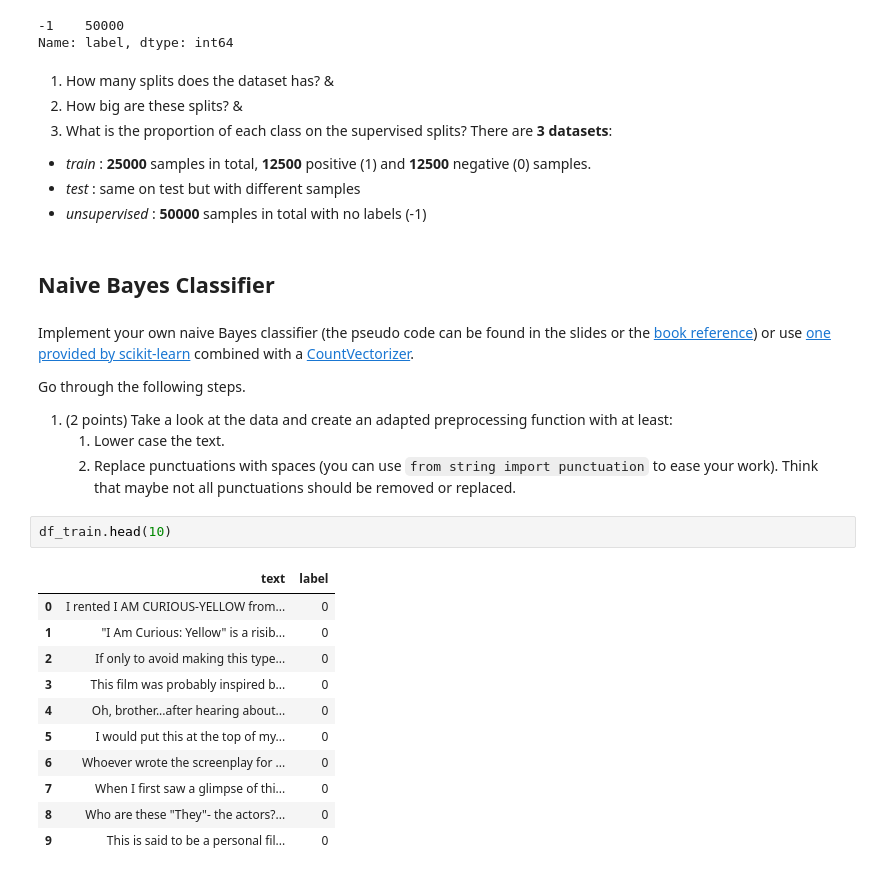
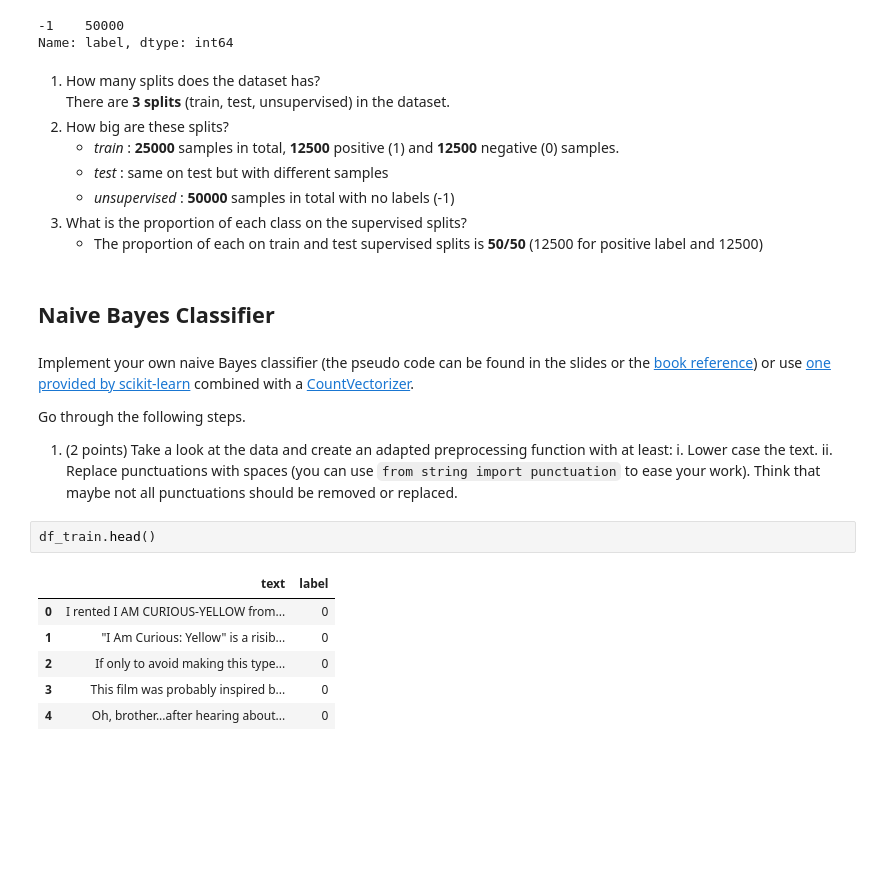
Before and after one commit to OrdinaryDev83/nlp1-lab02, a Jupyter notebook: lab_02.ipynb, the cells around one changed output. Cells and saved outputs as stored; diff of their text form; blank space fills up the shorter version.

```diff
--- a/lab_02.ipynb
+++ b/lab_02.ipynb
@@ -31,13 +31,14 @@ df_unsupervised['label'].value_counts()
 Name: label, dtype: int64
 # %% [markdown]
 
-1. How many splits does the dataset has? &
-2. How big are these splits? &
+1. How many splits does the dataset has?
+    There are **3 splits** (train, test, unsupervised) in the dataset.
+2. How big are these splits?
+    - *train* : **25000** samples in total, **12500** positive (1) and **12500** negative (0) samples.
+    - *test* : same on test but with different samples
+    - *unsupervised* : **50000** samples in total with no labels (-1)
 3. What is the proportion of each class on the supervised splits?
-    There are **3 datasets**:
-- *train* : **25000** samples in total, **12500** positive (1) and **12500** negative (0) samples.
-- *test* : same on test but with different samples
-- *unsupervised* : **50000** samples in total with no labels (-1)
+    - The proportion of each on train and test supervised splits is **50/50** (12500 for positive label and 12500)
 # %% [markdown]
 ## Naive Bayes Classifier
 # %% [markdown]
@@ -45,19 +46,14 @@ Implement your own naive Bayes classifier (the pseudo code can be found in the s
 
 Go through the following steps.
 1. (2 points) Take a look at the data and create an adapted preprocessing function with at least:
-   1. Lower case the text.
-   2. Replace punctuations with spaces (you can use `from string import punctuation` to ease your work). Think that maybe not all punctuations should be removed or replaced.
+   i. Lower case the text.
+   ii. Replace punctuations with spaces (you can use `from string import punctuation` to ease your work). Think that maybe not all punctuations should be removed or replaced.
 # %%
-df_train.head(10)
+df_train.head()
 # %% [output]
 |  | text | label |
 | 0 | I rented I AM CURIOUS-YELLOW from... | 0 |
 | 1 | "I Am Curious: Yellow" is a risib... | 0 |
 | 2 | If only to avoid making this type... | 0 |
 | 3 | This film was probably inspired b... | 0 |
 | 4 | Oh, brother...after hearing about... | 0 |
-| 5 | I would put this at the top of my... | 0 |
-| 6 | Whoever wrote the screenplay for ... | 0 |
-| 7 | When I first saw a glimpse of thi... | 0 |
-| 8 | Who are these "They"- the actors?... | 0 |
-| 9 | This is said to be a personal fil... | 0 |
```
Also changed, not shown: parts of 85 cells of this notebook.
